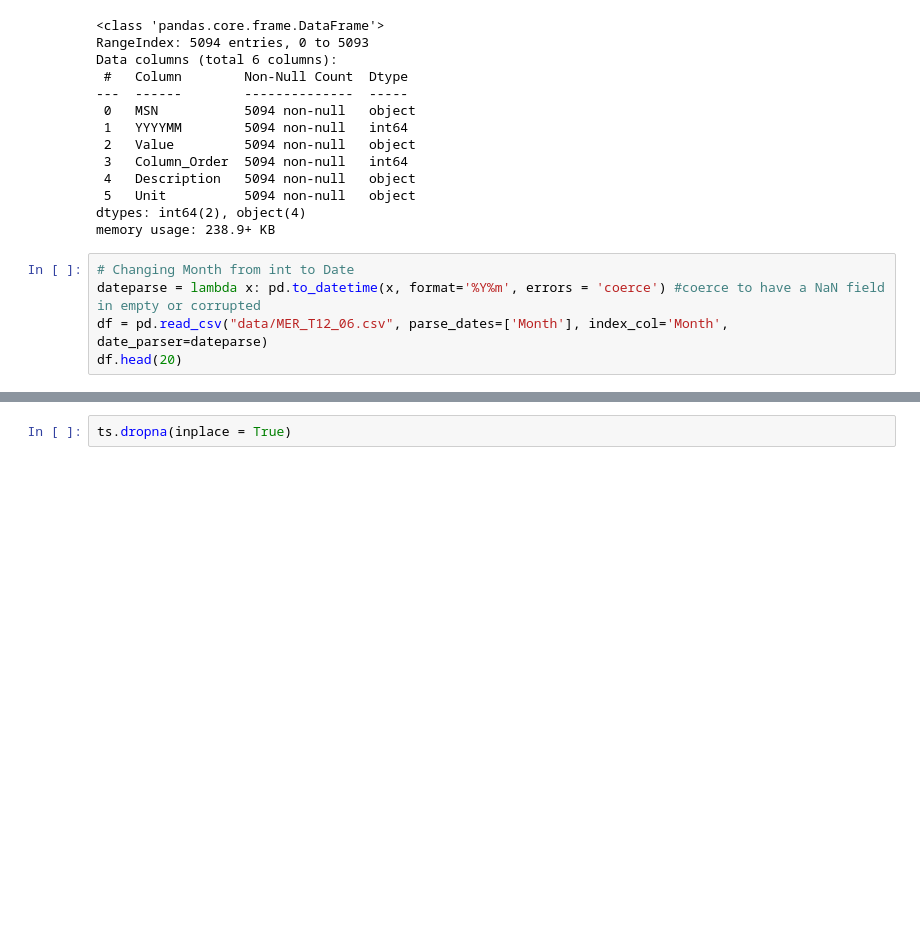
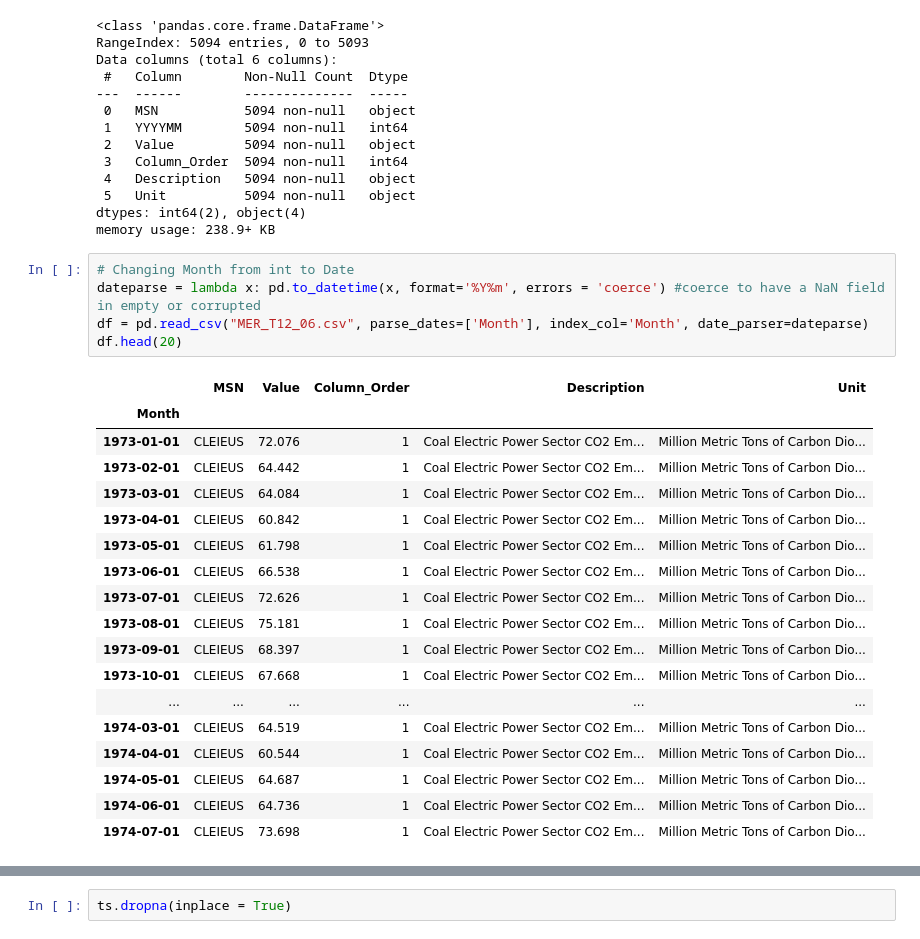
Before and after one commit to sgautam25/CO2_emission_predict, a Jupyter notebook: ARIMA model.ipynb, the cells around one changed output, grey strips where cells are left out. Drawn from its saved outputs; the diff is of its cells as text; blank space fills up the shorter version.

```diff
--- a/ARIMA model.ipynb
+++ b/ARIMA model.ipynb
@@ -48,8 +48,27 @@ memory usage: 238.9+ KB
 # %%
 # Changing Month from int to Date
 dateparse = lambda x: pd.to_datetime(x, format='%Y%m', errors = 'coerce') #coerce to have a NaN field in empty or corrupted
-df = pd.read_csv("data/MER_T12_06.csv", parse_dates=['Month'], index_col='Month', date_parser=dateparse)
+df = pd.read_csv("MER_T12_06.csv", parse_dates=['Month'], index_col='Month', date_parser=dateparse)
 df.head(20)
+# %% [output]
+|  | MSN | Value | Column_Order | Description | Unit |
+| Month |  |  |  |  |  |
+| 1973-01-01 | CLEIEUS | 72.076 | 1 | Coal Electric Power Sector CO2 Em... | Million Metric Tons of Carbon Dio... |
+| 1973-02-01 | CLEIEUS | 64.442 | 1 | Coal Electric Power Sector CO2 Em... | Million Metric Tons of Carbon Dio... |
+| 1973-03-01 | CLEIEUS | 64.084 | 1 | Coal Electric Power Sector CO2 Em... | Million Metric Tons of Carbon Dio... |
+| 1973-04-01 | CLEIEUS | 60.842 | 1 | Coal Electric Power Sector CO2 Em... | Million Metric Tons of Carbon Dio... |
+| 1973-05-01 | CLEIEUS | 61.798 | 1 | Coal Electric Power Sector CO2 Em... | Million Metric Tons of Carbon Dio... |
+| 1973-06-01 | CLEIEUS | 66.538 | 1 | Coal Electric Power Sector CO2 Em... | Million Metric Tons of Carbon Dio... |
+| 1973-07-01 | CLEIEUS | 72.626 | 1 | Coal Electric Power Sector CO2 Em... | Million Metric Tons of Carbon Dio... |
+| 1973-08-01 | CLEIEUS | 75.181 | 1 | Coal Electric Power Sector CO2 Em... | Million Metric Tons of Carbon Dio... |
+| 1973-09-01 | CLEIEUS | 68.397 | 1 | Coal Electric Power Sector CO2 Em... | Million Metric Tons of Carbon Dio... |
+| 1973-10-01 | CLEIEUS | 67.668 | 1 | Coal Electric Power Sector CO2 Em... | Million Metric Tons of Carbon Dio... |
+| ... | ... | ... | ... | ... | ... |
+| 1974-03-01 | CLEIEUS | 64.519 | 1 | Coal Electric Power Sector CO2 Em... | Million Metric Tons of Carbon Dio... |
+| 1974-04-01 | CLEIEUS | 60.544 | 1 | Coal Electric Power Sector CO2 Em... | Million Metric Tons of Carbon Dio... |
+| 1974-05-01 | CLEIEUS | 64.687 | 1 | Coal Electric Power Sector CO2 Em... | Million Metric Tons of Carbon Dio... |
+| 1974-06-01 | CLEIEUS | 64.736 | 1 | Coal Electric Power Sector CO2 Em... | Million Metric Tons of Carbon Dio... |
+| 1974-07-01 | CLEIEUS | 73.698 | 1 | Coal Electric Power Sector CO2 Em... | Million Metric Tons of Carbon Dio... |
 # %%
 #drop all rows with null index
 #ts = time serie
```
Also changed, not shown: parts of 20 cells of this notebook.
